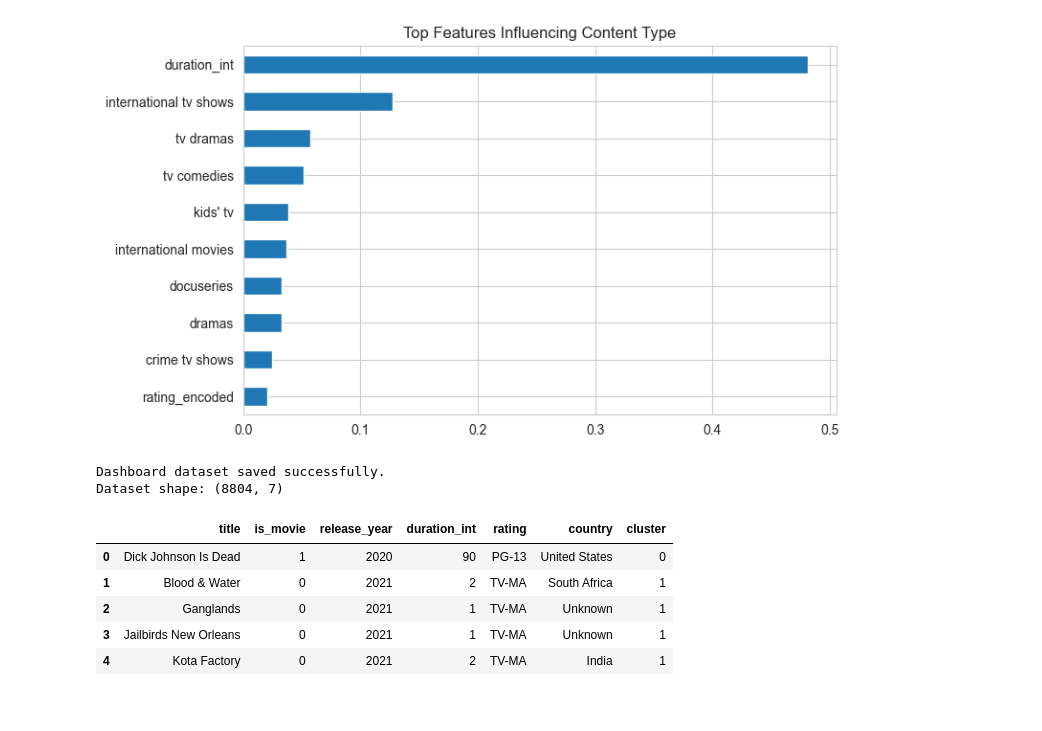
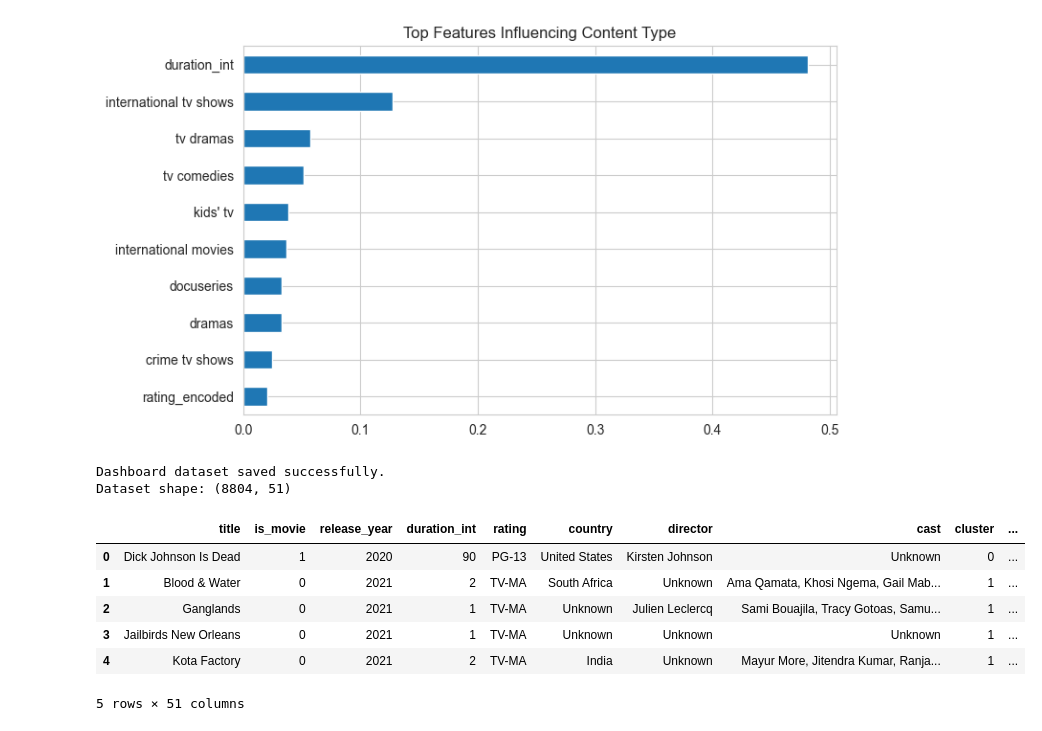
Before and after one commit to Rohith-G-17-11/Netflix-Content-Strategy-Analyzer-Insights-into-Global-Streaming-Trends, a Jupyter notebook: Netflix_Content_Modeling_and_Analysis.ipynb, the cells around one changed output. Cells and saved outputs as stored; diff of their text form; code cells hidden in the pictures.

Commit message:
Added dashboard changes

```diff
--- a/Netflix_Content_Modeling_and_Analysis.ipynb
+++ b/Netflix_Content_Modeling_and_Analysis.ipynb
@@ -227,43 +227,46 @@ if 'rating' not in df.columns and 'rating_encoded' in df.columns:
     df['rating'] = df['rating_encoded'].map(rating_map)
 
 # Decode country if needed
 if 'country' not in df.columns and 'country_encoded' in df.columns:
     country_map = {v: k for k, v in mappings['country_mapping'].items()}
     df['country'] = df['country_encoded'].map(country_map)
 
-# -------- Create cluster column (if not already created) --------
-
+# -------- Create cluster column --------
 features = df[['duration_int', 'rating_encoded', 'release_year']]
 
 kmeans = KMeans(n_clusters=4, random_state=42)
-
 df['cluster'] = kmeans.fit_predict(features)
 
+# -------- Select genre columns --------
+genre_cols = df.columns[13:55]
+
 # -------- Create dashboard dataset --------
-
 dashboard_data = df[[
     'title',
     'is_movie',
     'release_year',
     'duration_int',
     'rating',
     'country',
+    'director',
+    'cast',
     'cluster'
-]]
+] + list(genre_cols)]
 
-# Save dataset for Streamlit dashboard
+# Save dataset
 dashboard_data.to_csv("netflix_dashboard_data.csv", index=False)
 
 print("Dashboard dataset saved successfully.")
 print("Dataset shape:", dashboard_data.shape)
 
 dashboard_data.head()
 # %% [output]
 Dashboard dataset saved successfully.
-Dataset shape: (8804, 7)
+Dataset shape: (8804, 51)
-|  | title | is_movie | release_year | duration_int | rating | country | cluster |
-| 0 | Dick Johnson Is Dead | 1 | 2020 | 90 | PG-13 | United States | 0 |
-| 1 | Blood & Water | 0 | 2021 | 2 | TV-MA | South Africa | 1 |
-| 2 | Ganglands | 0 | 2021 | 1 | TV-MA | Unknown | 1 |
-| 3 | Jailbirds New Orleans | 0 | 2021 | 1 | TV-MA | Unknown | 1 |
-| 4 | Kota Factory | 0 | 2021 | 2 | TV-MA | India | 1 |
+|  | title | is_movie | release_year | duration_int | rating | country | director | cast | cluster | ... |
+| 0 | Dick Johnson Is Dead | 1 | 2020 | 90 | PG-13 | United States | Kirsten Johnson | Unknown | 0 | ... |
+| 1 | Blood & Water | 0 | 2021 | 2 | TV-MA | South Africa | Unknown | Ama Qamata, Khosi Ngema, Gail Mab... | 1 | ... |
+| 2 | Ganglands | 0 | 2021 | 1 | TV-MA | Unknown | Julien Leclercq | Sami Bouajila, Tracy Gotoas, Samu... | 1 | ... |
+| 3 | Jailbirds New Orleans | 0 | 2021 | 1 | TV-MA | Unknown | Unknown | Unknown | 1 | ... |
+| 4 | Kota Factory | 0 | 2021 | 2 | TV-MA | India | Unknown | Mayur More, Jitendra Kumar, Ranja... | 1 | ... |
+5 rows × 51 columns
```
Also changed, not shown: 2 other files.
